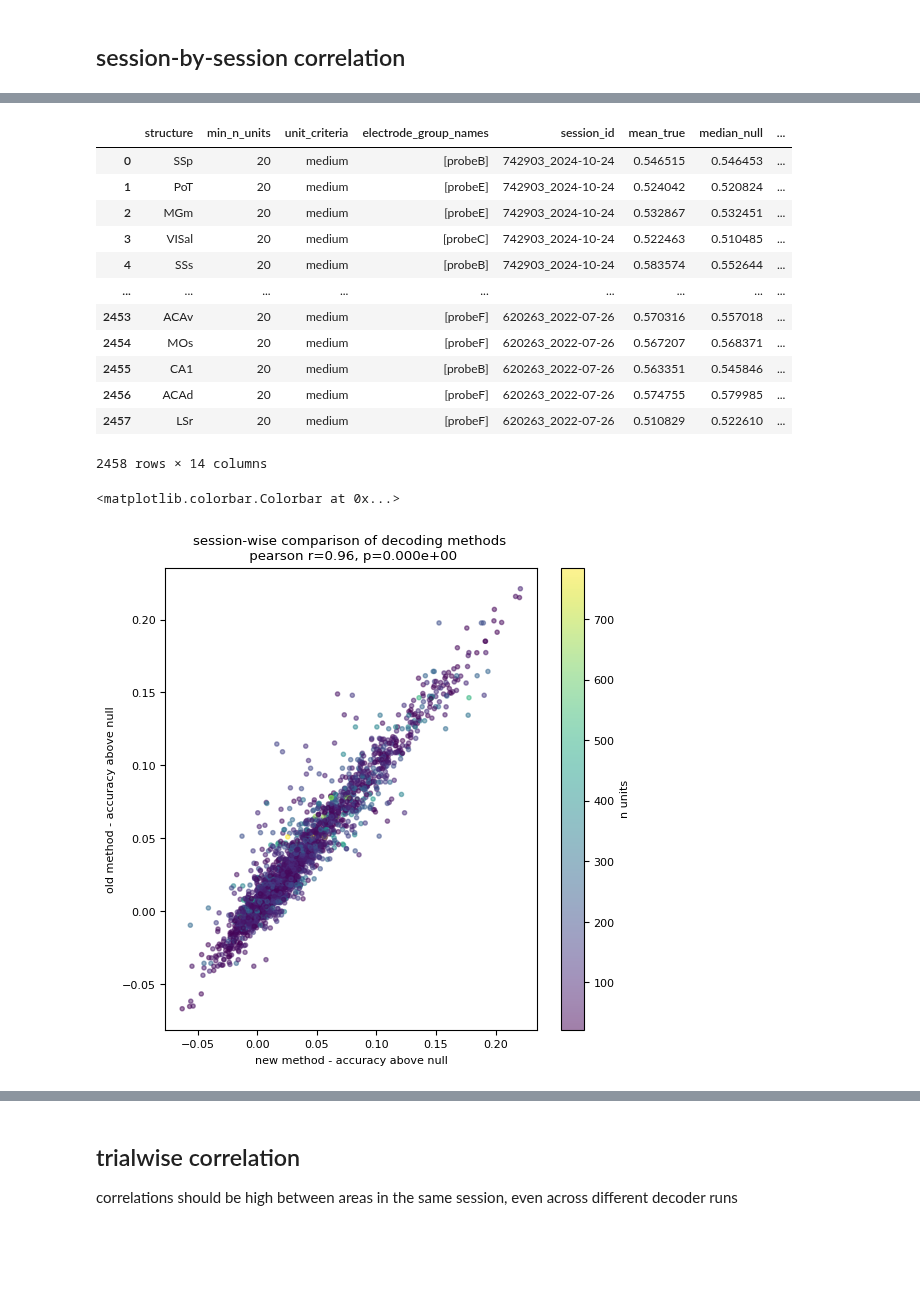
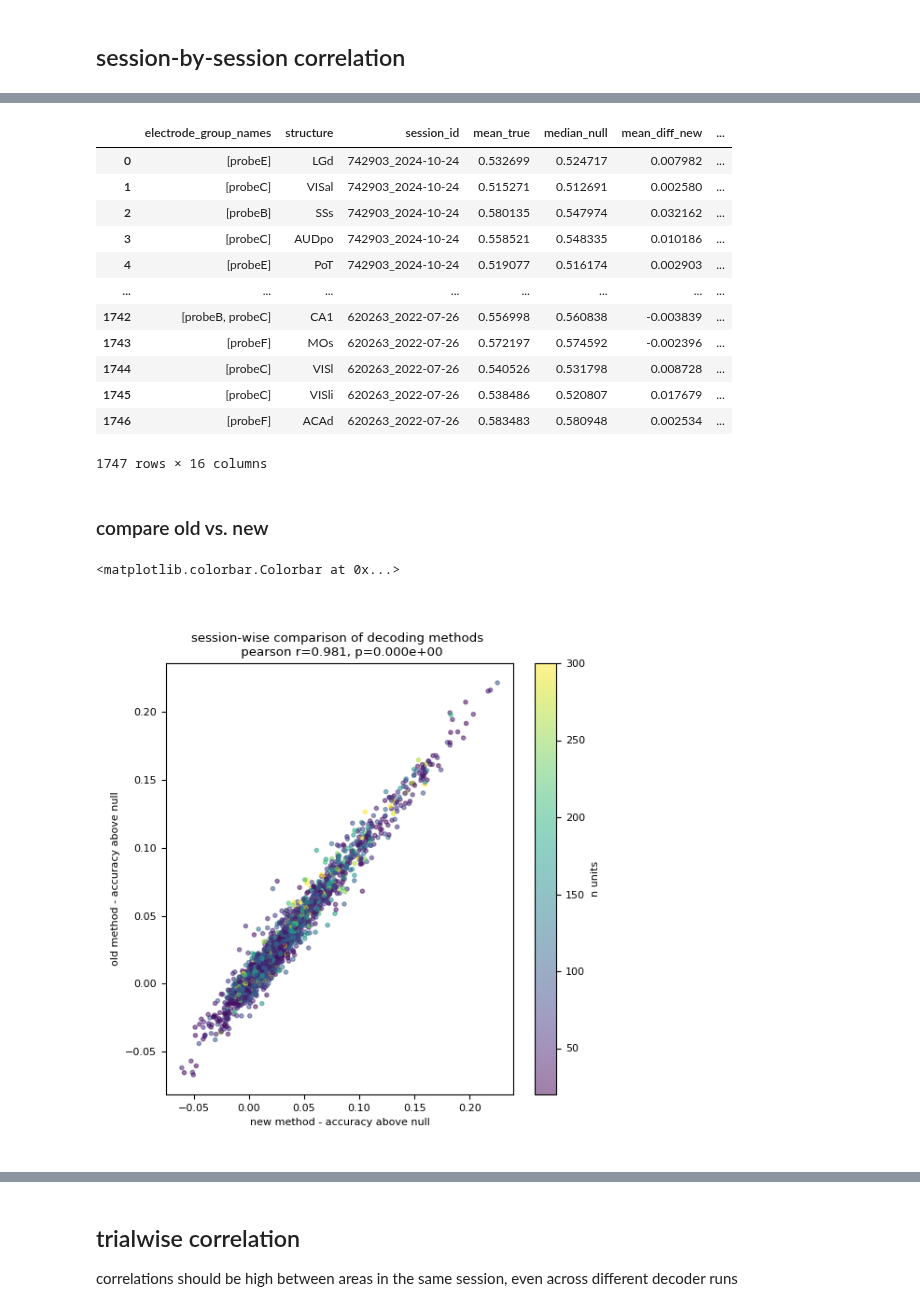
Before and after one commit to AllenInstitute/dynamic_routing_analysis, a Jupyter notebook: notebooks/validate_new_decoder_results.ipynb, the cells around one changed output, grey strips where cells are left out. Saved outputs shown, nothing was run; the diff lists cells and outputs as text; code cells hidden in the pictures; blank space fills up the shorter version.

```diff
--- a/notebooks/validate_new_decoder_results.ipynb
+++ b/notebooks/validate_new_decoder_results.ipynb
@@ -53,3 +57,8 @@ new_results_path=upath.UPath("s3://aind-scratch-data/dynamic-routing/decoding/re
+# %%
+# new_results_path=upath.UPath("s3://aind-scratch-data/dynamic-routing/decoding/results/validate_v260_20250401_030903/")
+new_results_path=upath.UPath("s3://aind-scratch-data/dynamic-routing/decoding/results/validate_v260_20250403_055132/").as_posix()
+
+new_results_rerun_path=upath.UPath("s3://aind-scratch-data/dynamic-routing/decoding/results/validation_v260_20250401_235515/")
 # %%
 #select DR production experiments with good behavior
 
@@ -372,0 +354,20 @@ Index(['Unnamed: 0.1', 'Unnamed: 0', 'session_id', 'project', 'area',
+# %%
+#drop probe names bc they could be in a different order!
+
+df_new_plus_rerun_results = (
+    df_all_sessions.drop('unit_criteria','min_n_units',strict=False)
+    .with_columns(
+        pl.col('electrode_group_names').list.sort()
+    )
+    .join(
+        df_all_sessions_re_run.drop('unit_criteria','min_n_units',strict=False)
+        .with_columns(
+            pl.col('electrode_group_names').list.sort()
+        ),
+        on=grouping_cols-{'unit_criteria','min_n_units'},
+        how='inner',
+        suffix='_new_re_run'
+    )
+)
+
+df_new_plus_rerun_results.unique(['session_id','structure','electrode_group_names'])
@@ -373,5 +394,5 @@ Index(['Unnamed: 0.1', 'Unnamed: 0', 'session_id', 'project', 'area',
 # %%
 all_decoder_results['mean_diff']=all_decoder_results['true_accuracy_20']-all_decoder_results['null_accuracy_median_20']
-old_decoder_results=all_decoder_results.query('probe=="all" or probe.isna()')[['area','session_id','project','mean_diff','true_accuracy_20','null_accuracy_median_20','n_units']]
+old_decoder_results=all_decoder_results.query('(probe=="all" or probe.isna()) and n_units>=20')[['area','session_id','project','mean_diff','true_accuracy_20','null_accuracy_median_20','n_units']].reset_index()
 old_decoder_results
 # %% [output]
@@ -391,38 +469,52 @@ old_decoder_results
 # %%
-#merge old and new results on area and session_id
+#merge old and new results on area and session_id + merge re-run results
 
 old_decoder_results['session_id']=old_decoder_results['session_id'].astype(str)
-merged_all_sessions=pd.merge(left=df_all_sessions,right=old_decoder_results,left_on=['structure','session_id'],right_on=['area','session_id'],suffixes=('_new','_old'))
+# merged_all_sessions=pd.merge(left=df_all_sessions,
+#                              right=df_all_sessions_re_run[['session_id','structure','mean_diff']],
+#                              on=['session_id','structure'],suffixes=('_new','_new_rerun'))
+# merged_all_sessions=pd.merge(left=merged_all_sessions,right=old_decoder_results,left_on=['structure','session_id'],right_on=['area','session_id'],suffixes=('_new','_old'))
+
+# merged_all_sessions=pd.merge(left=df_all_sessions.to_pandas(),right=old_decoder_results,
+#                              left_on=['structure','session_id'],right_on=['area','session_id'],suffixes=('_new','_old'))
+# merged_all_sessions=pd.merge(left=merged_all_sessions,right=df_all_sessions_re_run[['structure','session_id','mean_diff_new_re_run']],left_on=['structure','session_id'],right_on=['structure','session_id'],suffixes=('_new','_new_rerun'))
+
+merged_all_sessions=pd.merge(left=df_new_plus_rerun_results.to_pandas(),right=old_decoder_results,
+                             left_on=['structure','session_id'],right_on=['area','session_id'],
+                             suffixes=('_new','_old'))
+
 merged_all_sessions
 # %% [output]
-|  | structure | min_n_units | unit_criteria | electrode_group_names | session_id | mean_true | median_null | ... |
-| 0 | SSp | 20 | medium | [probeB] | 742903_2024-10-24 | 0.546515 | 0.546453 | ... |
-| 1 | PoT | 20 | medium | [probeE] | 742903_2024-10-24 | 0.524042 | 0.520824 | ... |
-| 2 | MGm | 20 | medium | [probeE] | 742903_2024-10-24 | 0.532867 | 0.532451 | ... |
-| 3 | VISal | 20 | medium | [probeC] | 742903_2024-10-24 | 0.522463 | 0.510485 | ... |
-| 4 | SSs | 20 | medium | [probeB] | 742903_2024-10-24 | 0.583574 | 0.552644 | ... |
-| ... | ... | ... | ... | ... | ... | ... | ... | ... |
-| 2453 | ACAv | 20 | medium | [probeF] | 620263_2022-07-26 | 0.570316 | 0.557018 | ... |
-| 2454 | MOs | 20 | medium | [probeF] | 620263_2022-07-26 | 0.567207 | 0.568371 | ... |
-| 2455 | CA1 | 20 | medium | [probeB] | 620263_2022-07-26 | 0.563351 | 0.545846 | ... |
-| 2456 | ACAd | 20 | medium | [probeF] | 620263_2022-07-26 | 0.574755 | 0.579985 | ... |
-| 2457 | LSr | 20 | medium | [probeF] | 620263_2022-07-26 | 0.510829 | 0.522610 | ... |
+|  | electrode_group_names | structure | session_id | mean_true | median_null | mean_diff_new | ... |
+| 0 | [probeE] | LGd | 742903_2024-10-24 | 0.532699 | 0.524717 | 0.007982 | ... |
+| 1 | [probeC] | VISal | 742903_2024-10-24 | 0.515271 | 0.512691 | 0.002580 | ... |
+| 2 | [probeB] | SSs | 742903_2024-10-24 | 0.580135 | 0.547974 | 0.032162 | ... |
+| 3 | [probeC] | AUDpo | 742903_2024-10-24 | 0.558521 | 0.548335 | 0.010186 | ... |
+| 4 | [probeE] | PoT | 742903_2024-10-24 | 0.519077 | 0.516174 | 0.002903 | ... |
+| ... | ... | ... | ... | ... | ... | ... | ... |
+| 1742 | [probeB, probeC] | CA1 | 620263_2022-07-26 | 0.556998 | 0.560838 | -0.003839 | ... |
+| 1743 | [probeF] | MOs | 620263_2022-07-26 | 0.572197 | 0.574592 | -0.002396 | ... |
+| 1744 | [probeC] | VISl | 620263_2022-07-26 | 0.540526 | 0.531798 | 0.008728 | ... |
+| 1745 | [probeC] | VISli | 620263_2022-07-26 | 0.538486 | 0.520807 | 0.017679 | ... |
+| 1746 | [probeF] | ACAd | 620263_2022-07-26 | 0.583483 | 0.580948 | 0.002534 | ... |
-2458 rows × 14 columns
+1747 rows × 16 columns
+# %% [markdown]
+### compare old vs. new
 # %%
 r,p=stats.pearsonr(merged_all_sessions.query('~mean_diff_new.isna() and ~mean_diff_old.isna()')['mean_diff_new'],
                    merged_all_sessions.query('~mean_diff_new.isna() and ~mean_diff_old.isna()')['mean_diff_old'])
 
 fig,ax=plt.subplots(1,1,figsize=(6,6))
 # ax.scatter(merged_all_sessions['mean_diff_new'],merged_all_sessions['mean_diff_old'],marker='.',color='k')
 points=ax.scatter(merged_all_sessions['mean_diff_new'],merged_all_sessions['mean_diff_old'],marker='.',
-                  c=merged_all_sessions['n_units'],alpha=0.5,cmap='viridis')
+                  c=merged_all_sessions['n_units'],alpha=0.5,cmap='viridis',vmin=20,vmax=300)
 ax.set_xlabel('new method - accuracy above null')
 ax.set_ylabel('old method - accuracy above null')
 ax.set_title('session-wise comparison of decoding methods \n pearson r='+str(np.round(r,decimals=3))+', p='+str(format(p,'.3e')))
 fig.colorbar(label='n units',mappable=points,)
 # %% [output]
 <matplotlib.colorbar.Colorbar at 0x...>
-[figure, old version]
+[figure, new version]
 # %%
 max_n_units=30
 filter_n_units=merged_all_sessions.query('n_units<=@max_n_units')
```
Also changed, not shown: parts of 71 cells of this notebook, 4 other files.
